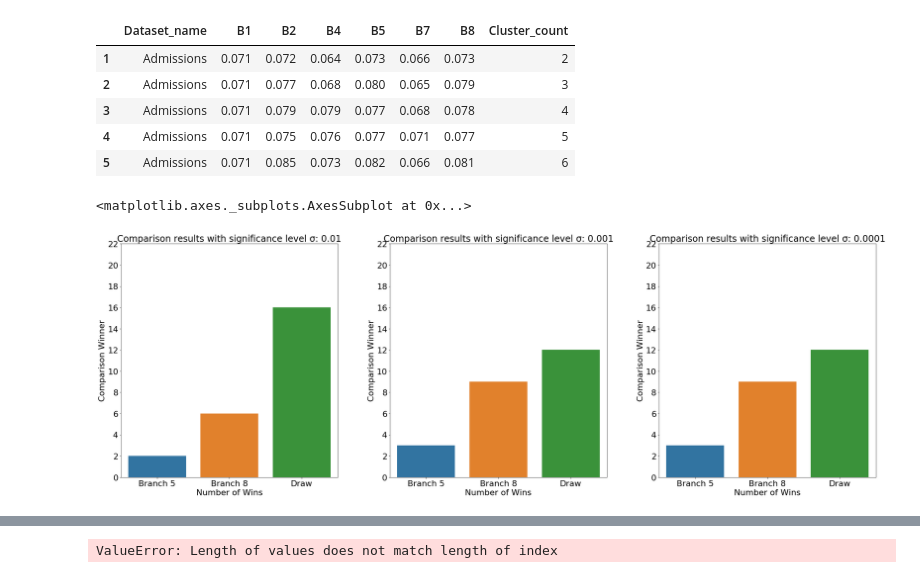
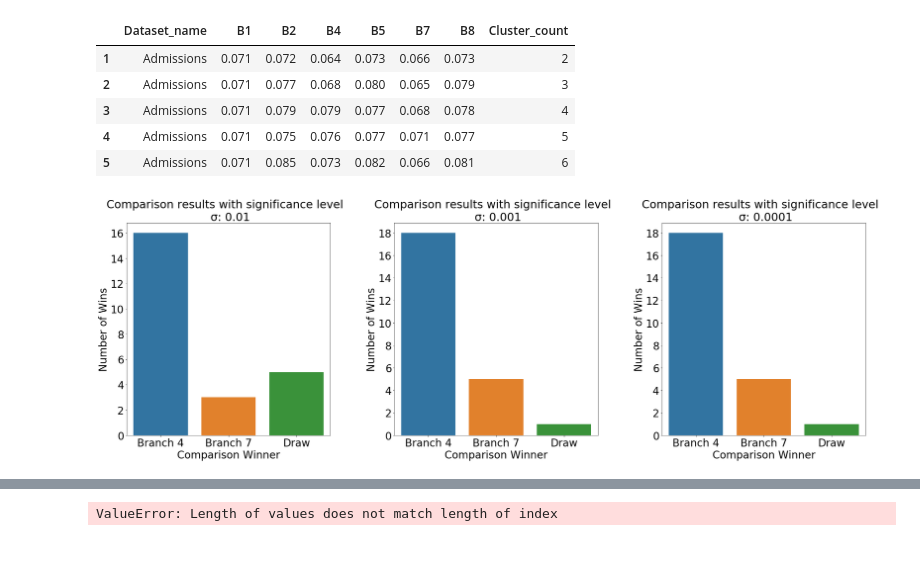
Before and after one commit to koralpc/shapley-bootstrapping, a Jupyter notebook: Notebooks/Benchmarking.ipynb, the cells around one changed output, grey strips where cells are left out. Saved outputs shown, nothing was run; the diff lists cells and outputs as text; code cells hidden in the pictures; blank space fills up the shorter version.

```diff
--- a/Notebooks/Benchmarking.ipynb
+++ b/Notebooks/Benchmarking.ipynb
@@ -159,10 +161,9 @@ visualize_pairvs_2(benchmark_df_no_c1,'B5','B8',{'Draw':'Draw','B5':'Branch 5','
 benchmark_mins,benchmark_min_idx = get_branch_mins(benchmark_df)
 benchmark_mins['Vs_results'] = benchmark_mins.apply(lambda x : label_vs_triple(x,['B2','B5','B8'],0.001) ,axis = 1)
 # %%
-visualize_multiple_vs(benchmark_df_no_c1,['B5','B8'],{'Draw':'Draw','B5':'Branch 5','B8':'Branch 8','B1':'Branch 1'},0.1)
+visualize_multiple_vs(benchmark_df_no_c1,['B7','B4'],{'Draw':'Draw','B4':'Branch 4','B1':'Branch 1','B7':'Branch 7'},0.1)
 # %% [output]
-<matplotlib.axes._subplots.AxesSubplot at 0x...>
-[figure, old version]
+[figure, new version]
 # %%
 df_temp = pd.DataFrame(['B5'],columns =['Vs_results'])
 df_temp['Dataset_name'] = 0
```
Also changed, not shown: parts of 7 cells of this notebook, 23 other files.
